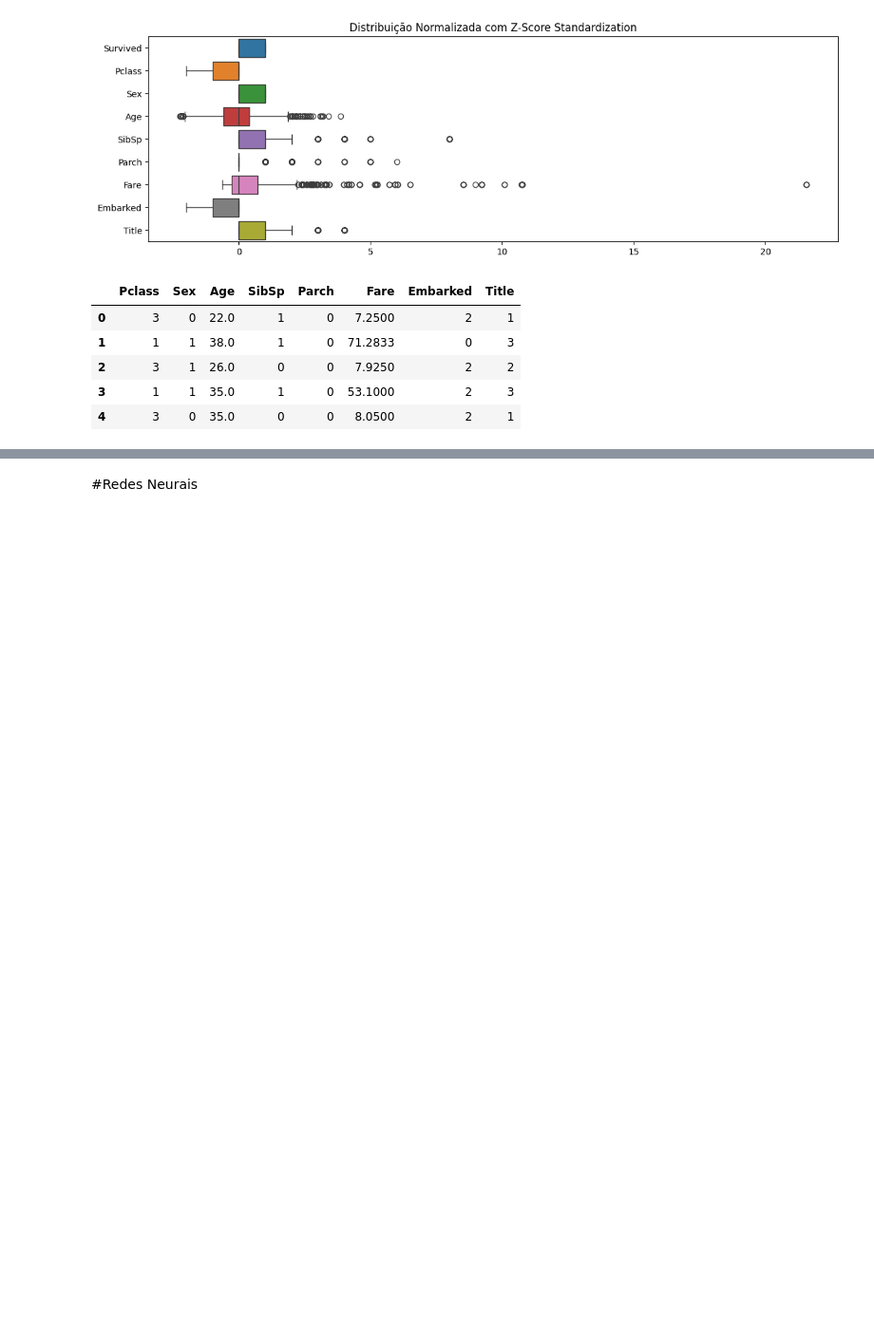
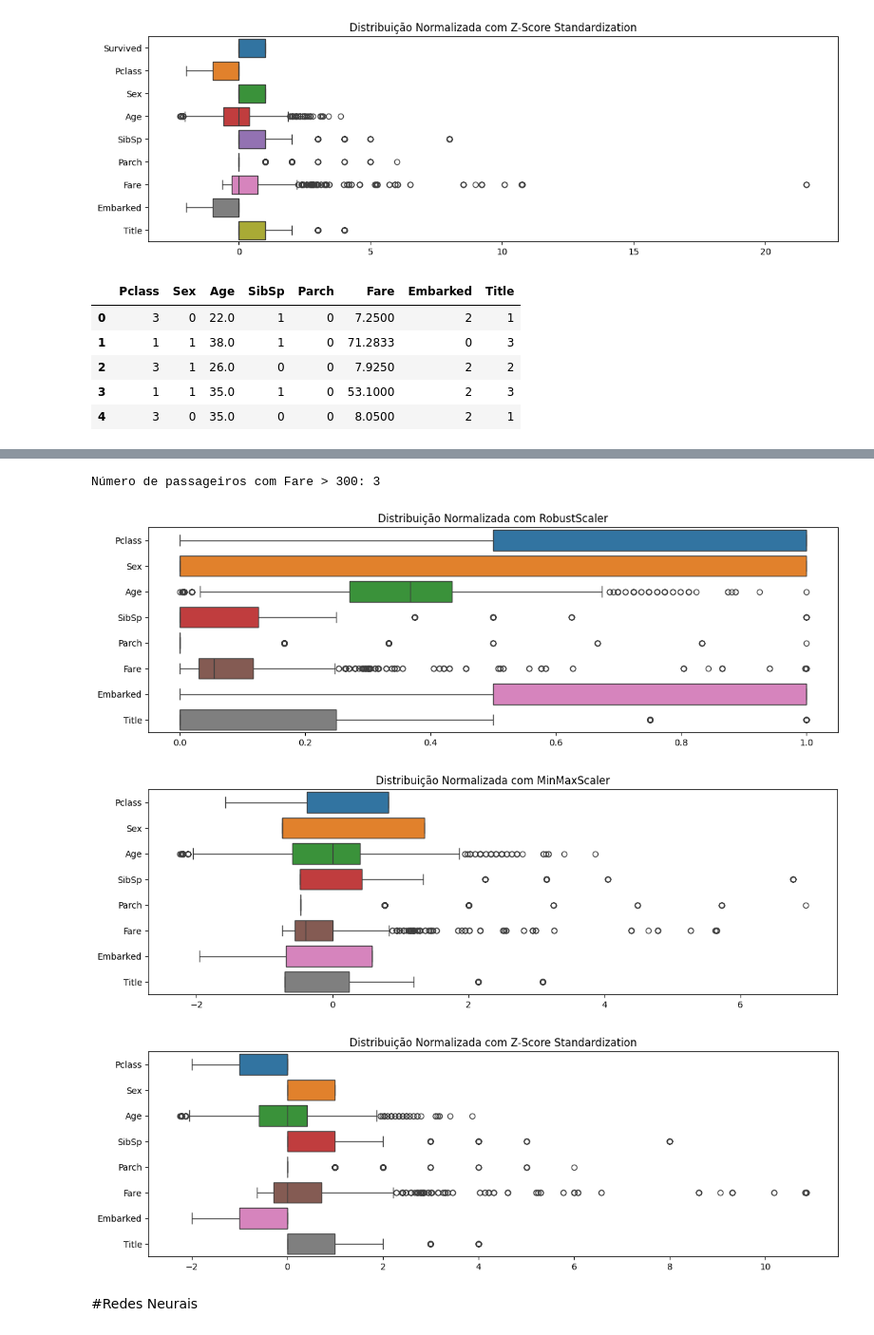
Before and after one commit to thalesgmendes/titanic-survival-analysis, a Jupyter notebook: Rede_Neurais_Avaliação_P3.ipynb, the cells around one changed output, grey strips where cells are left out. Shown at 95% size. Cells and saved outputs as stored; diff of their text form; code cells hidden in the pictures; blank space fills up the shorter version.

Commit message:
3 parte da normalização de dados

```diff
--- a/Rede_Neurais_Avaliação_P3.ipynb
+++ b/Rede_Neurais_Avaliação_P3.ipynb
@@ -330,3 +330,9 @@ df_3.describe()
 | 50% | 0.000000 | 3.000000 | 0.000000 | 29.699118 | 0.000000 | 0.000000 | 14.454200 | 2.000000 | 1.000000 |
 | 75% | 1.000000 | 3.000000 | 1.000000 | 35.000000 | 1.000000 | 0.000000 | 31.000000 | 2.000000 | 2.000000 |
 | max | 1.000000 | 3.000000 | 1.000000 | 80.000000 | 8.000000 | 6.000000 | 512.329200 | 2.000000 | 5.000000 |
+# %%
+# Filtra df_4, mantendo apenas as linhas onde 'Fare' é menor ou igual a 300
+# Isso remove outliers de tarifa muito alta para melhorar a robustez do modelo
+df_4 = df_4[df_4['Fare'] <= 300]
+# Exibe estatísticas descritivas para df_4 após a remoção dos outliers de 'Fare'
+df_4.describe()
@@ -333,2 +364,47 @@ df_3.describe()
+# %%
+# Conta o número de passageiros que foram removidos (aqueles com Fare > 300)
+contagem = (df_2['Fare'] > 300).sum()
+# Imprime a contagem de outliers de 'Fare' removidos
+print(f"Número de passageiros com Fare > 300: {contagem}")
+# %% [output]
+Número de passageiros com Fare > 300: 3
+# %%
+# === Re-instanciação e Aplicação dos Scalers (em df_4, após tratamento de Fare) ===
+# As instâncias dos scalers são criadas novamente (opcional, poderiam ser reutilizadas)
+scaler_minmax = MinMaxScaler()
+scaler_zscore = StandardScaler()
+scaler_robust = RobustScaler()
+
+# Aplica o MinMaxScaler aos dados em df_4 (já sem 'Survived' e com outliers de 'Fare' tratados)
+df_4_scaled_minmax = pd.DataFrame(scaler_minmax.fit_transform(df_4), columns=df_4.columns)
+# Aplica o StandardScaler aos dados em df_4
+df_4_scaled_zscore = pd.DataFrame(scaler_zscore.fit_transform(df_4), columns=df_4.columns)
+# Aplica o RobustScaler aos dados em df_4
+df_4_scaled_robust = pd.DataFrame(scaler_robust.fit_transform(df_4), columns=df_4.columns)
+
+# === Plotagem dos Boxplots para df_4_scaled ===
+# Similar aos plots anteriores, mas agora para os dados de df_4 (pós-tratamento de Fare)
+plt.figure(figsize=(12, 4))
+sns.boxplot(data=df_4_scaled_minmax, orient='h')
+# ATENÇÃO: TÍTULO INCORRETO. Deveria ser "MinMaxScaler"
+plt.title("Distribuição Normalizada com RobustScaler")
+plt.tight_layout()
+
+plt.figure(figsize=(12, 4))
+sns.boxplot(data=df_4_scaled_zscore, orient='h')
+# ATENÇÃO: TÍTULO INCORRETO. Deveria ser "StandardScaler"
+plt.title("Distribuição Normalizada com MinMaxScaler")
+plt.tight_layout()
+
+plt.figure(figsize=(12, 4))
+sns.boxplot(data=df_4_scaled_robust, orient='h')
+# ATENÇÃO: TÍTULO INCORRETO. Deveria ser "RobustScaler"
+plt.title("Distribuição Normalizada com Z-Score Standardization")
+plt.tight_layout()
+plt.show()
+# %% [output]
+[figure, added]
+[figure, added]
+[figure, added]
 # %% [markdown]
 #Redes Neurais
```
Also changed, not shown: parts of 2 cells of this notebook.
